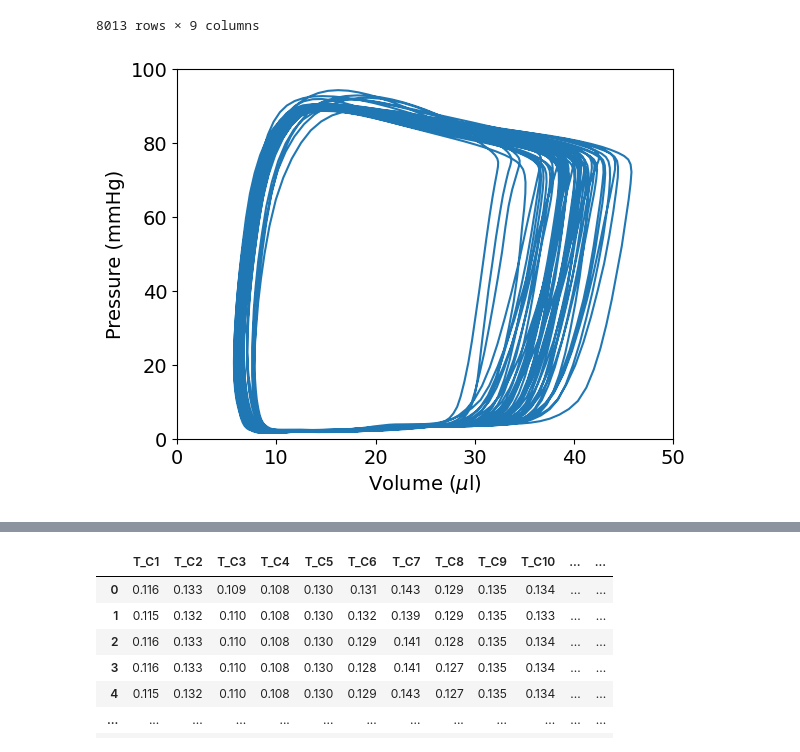
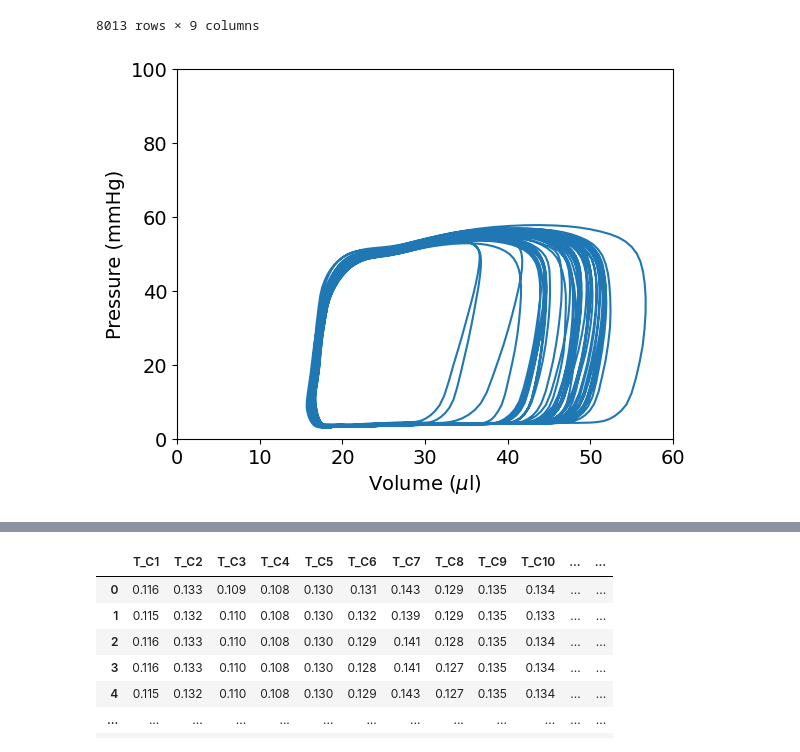
Before and after one commit to moises-santillan/HeartVariability, a Jupyter notebook: Code/HeartVariability.ipynb, the cells around one changed output, grey strips where cells are left out. Drawn from its saved outputs; the diff is of its cells as text; code cells hidden in the pictures.

```diff
--- a/Code/HeartVariability.ipynb
+++ b/Code/HeartVariability.ipynb
@@ -22,13 +22,13 @@ df
 | 8012 | NaN | NaN | NaN | NaN | NaN | NaN | 10.466 | 2.23883 | 15.8361 |
 8013 rows × 9 columns
 # %%
-plt.plot(df[" Volume C1"], df["Pressure C1"])
-plt.axis([0, 50, 0, 100])
+plt.plot(df[" Volume C2"], df["Pressure C2"])
+plt.axis([0, 60, 0, 100])
 plt.xlabel("Volume ($\mu$l)")
 plt.ylabel("Pressure (mmHg)")
 plt.savefig("../Manuscript/PVLoops_A.pdf")
 # %% [output]
-[figure, old version]
+[figure, new version]
 # %%
 df = pd.read_csv ("experimental_group.csv")
 df
```
Also changed, not shown: parts of 1 cell of this notebook, 2 other files.
